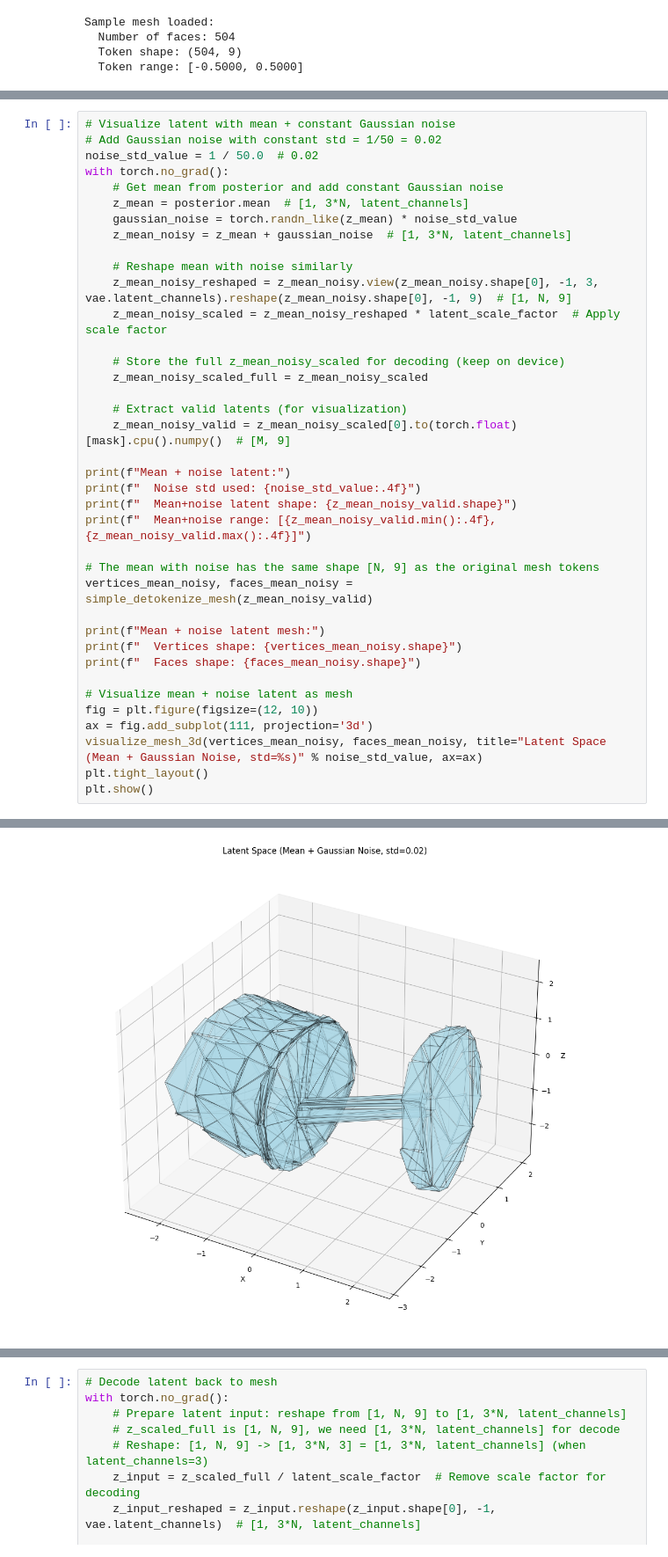
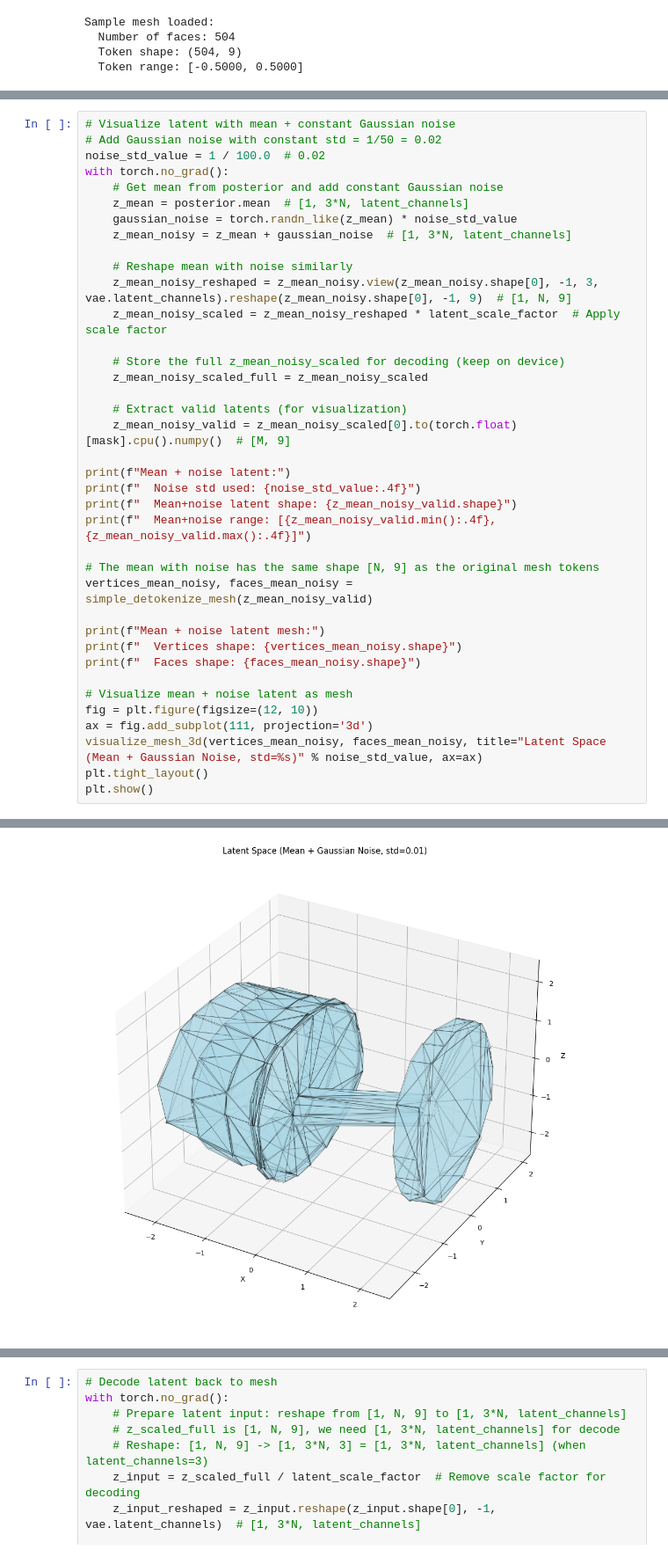
Before and after one commit to qiisun/MeshFlow, a Jupyter notebook: visualize_mesh_latent.ipynb, the cells around one changed output, grey strips where cells are left out. Shown at 88% size. Cells and saved outputs as stored; diff of their text form.

```diff
--- a/visualize_mesh_latent.ipynb
+++ b/visualize_mesh_latent.ipynb
@@ -328,7 +328,7 @@ Latent mesh:
 # %%
 # Visualize latent with mean + constant Gaussian noise
 # Add Gaussian noise with constant std = 1/50 = 0.02
-noise_std_value = 1 / 50.0  # 0.02
+noise_std_value = 1 / 100.0  # 0.02
 with torch.no_grad():
     # Get mean from posterior and add constant Gaussian noise
     z_mean = posterior.mean  # [1, 3*N, latent_channels]
@@ -371,7 +371,7 @@ Mean + noise latent:
 Mean + noise latent mesh:
   Vertices shape: (1512, 3)
   Faces shape: (504, 3)
-[figure, old version]
+[figure, new version]
 # %%
 # Decode mean + noise latent back to mesh
 with torch.no_grad():
```
Also changed, not shown: parts of 10 cells of this notebook, 5 other files.
